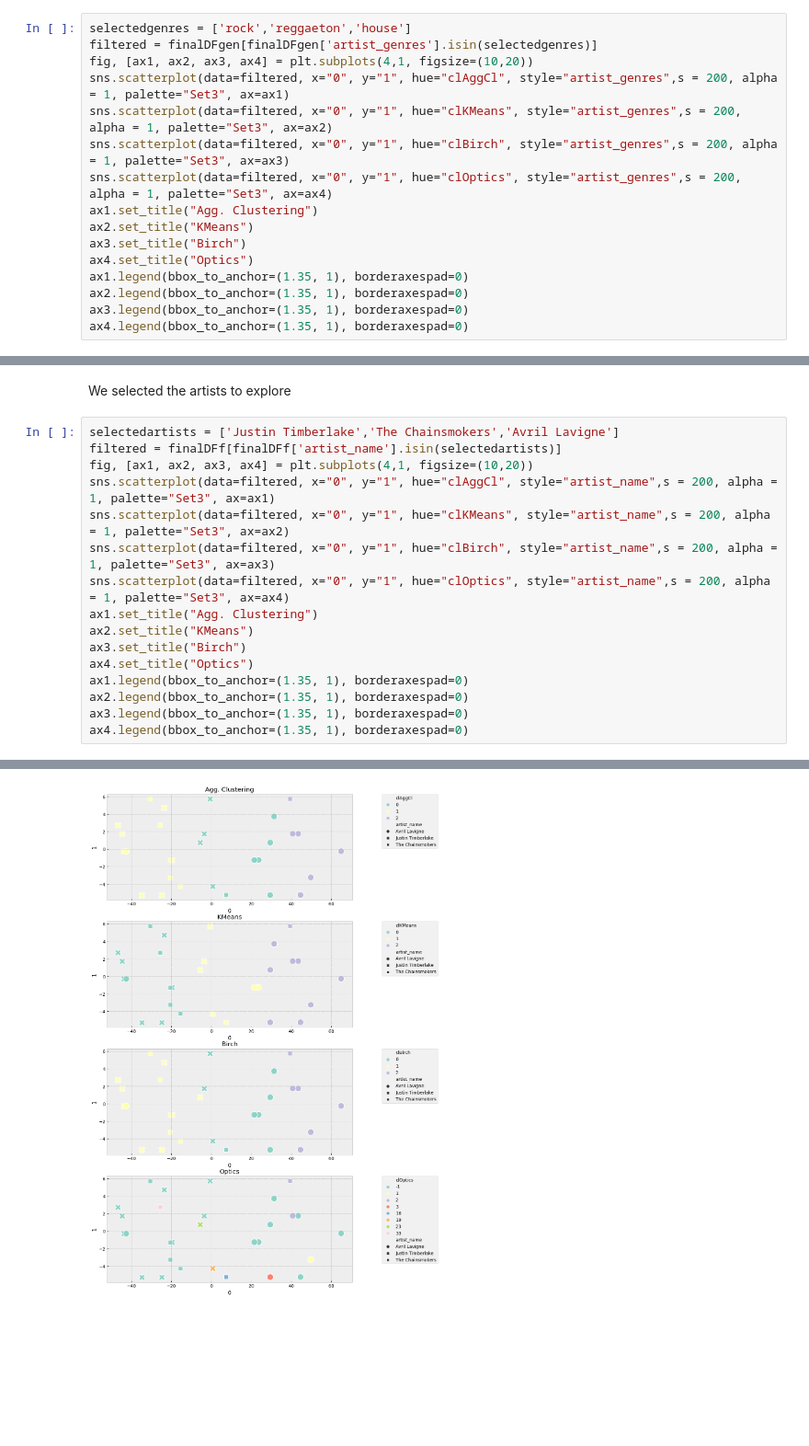
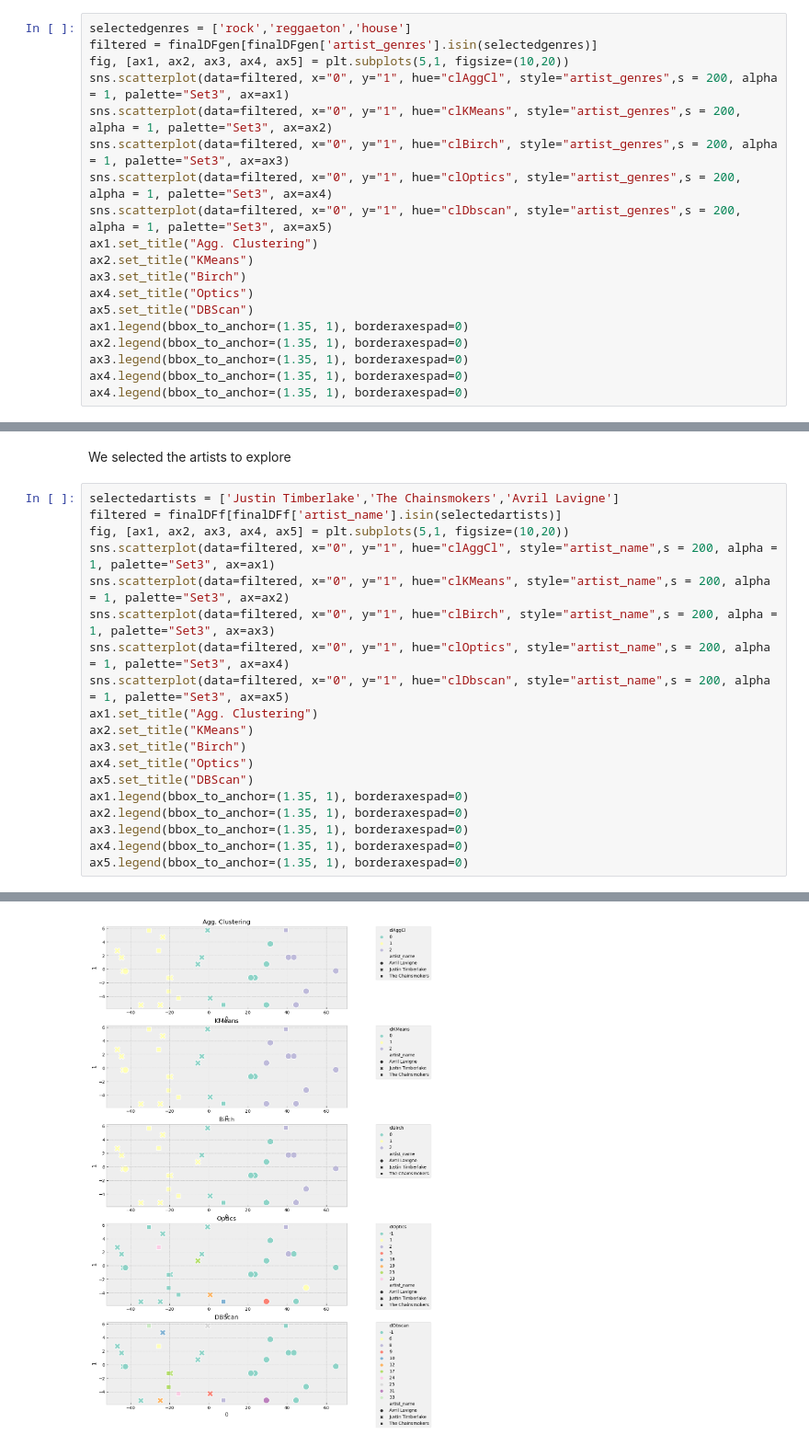
Before and after one commit to krikorantranik/Work, a Jupyter notebook: QuickUnsClustering.ipynb, the cells around one changed output, grey strips where cells are left out. Shown at 92% size. Drawn from its saved outputs; the diff is of its cells as text; blank space fills up the shorter version.

```diff
--- a/QuickUnsClustering.ipynb
+++ b/QuickUnsClustering.ipynb
@@ -326,18 +361,21 @@ in this line we can select some values to genre to look at a scatterplot on how
 # %%
 selectedgenres = ['rock','reggaeton','house']
 filtered = finalDFgen[finalDFgen['artist_genres'].isin(selectedgenres)]
-fig, [ax1, ax2, ax3, ax4] = plt.subplots(4,1, figsize=(10,20))
+fig, [ax1, ax2, ax3, ax4, ax5] = plt.subplots(5,1, figsize=(10,20))
 sns.scatterplot(data=filtered, x="0", y="1", hue="clAggCl", style="artist_genres",s = 200, alpha = 1, palette="Set3", ax=ax1)
 sns.scatterplot(data=filtered, x="0", y="1", hue="clKMeans", style="artist_genres",s = 200, alpha = 1, palette="Set3", ax=ax2)
 sns.scatterplot(data=filtered, x="0", y="1", hue="clBirch", style="artist_genres",s = 200, alpha = 1, palette="Set3", ax=ax3)
 sns.scatterplot(data=filtered, x="0", y="1", hue="clOptics", style="artist_genres",s = 200, alpha = 1, palette="Set3", ax=ax4)
+sns.scatterplot(data=filtered, x="0", y="1", hue="clDbscan", style="artist_genres",s = 200, alpha = 1, palette="Set3", ax=ax5)
 ax1.set_title("Agg. Clustering")
 ax2.set_title("KMeans")
 ax3.set_title("Birch")
 ax4.set_title("Optics")
+ax5.set_title("DBScan")
 ax1.legend(bbox_to_anchor=(1.35, 1), borderaxespad=0)
 ax2.legend(bbox_to_anchor=(1.35, 1), borderaxespad=0)
 ax3.legend(bbox_to_anchor=(1.35, 1), borderaxespad=0)
 ax4.legend(bbox_to_anchor=(1.35, 1), borderaxespad=0)
+ax4.legend(bbox_to_anchor=(1.35, 1), borderaxespad=0)
 # %% [output]
 <matplotlib.legend.Legend at 0x...>
@@ -370,19 +408,22 @@ We selected the artists to explore
 # %%
 selectedartists = ['Justin Timberlake','The Chainsmokers','Avril Lavigne']
 filtered = finalDFf[finalDFf['artist_name'].isin(selectedartists)]
-fig, [ax1, ax2, ax3, ax4] = plt.subplots(4,1, figsize=(10,20))
+fig, [ax1, ax2, ax3, ax4, ax5] = plt.subplots(5,1, figsize=(10,20))
 sns.scatterplot(data=filtered, x="0", y="1", hue="clAggCl", style="artist_name",s = 200, alpha = 1, palette="Set3", ax=ax1)
 sns.scatterplot(data=filtered, x="0", y="1", hue="clKMeans", style="artist_name",s = 200, alpha = 1, palette="Set3", ax=ax2)
 sns.scatterplot(data=filtered, x="0", y="1", hue="clBirch", style="artist_name",s = 200, alpha = 1, palette="Set3", ax=ax3)
 sns.scatterplot(data=filtered, x="0", y="1", hue="clOptics", style="artist_name",s = 200, alpha = 1, palette="Set3", ax=ax4)
+sns.scatterplot(data=filtered, x="0", y="1", hue="clDbscan", style="artist_name",s = 200, alpha = 1, palette="Set3", ax=ax5)
 ax1.set_title("Agg. Clustering")
 ax2.set_title("KMeans")
 ax3.set_title("Birch")
 ax4.set_title("Optics")
+ax5.set_title("DBScan")
 ax1.legend(bbox_to_anchor=(1.35, 1), borderaxespad=0)
 ax2.legend(bbox_to_anchor=(1.35, 1), borderaxespad=0)
 ax3.legend(bbox_to_anchor=(1.35, 1), borderaxespad=0)
 ax4.legend(bbox_to_anchor=(1.35, 1), borderaxespad=0)
+ax5.legend(bbox_to_anchor=(1.35, 1), borderaxespad=0)
 # %% [output]
 <matplotlib.legend.Legend at 0x...>
-[figure, old version]
+[figure, new version]
```
Also changed, not shown: parts of 3 cells of this notebook.
